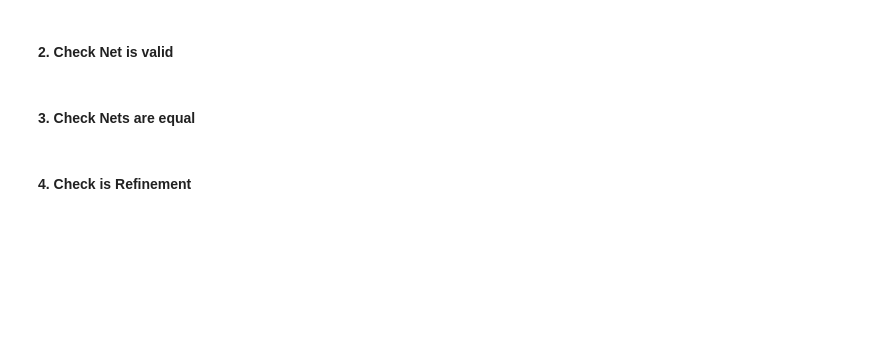
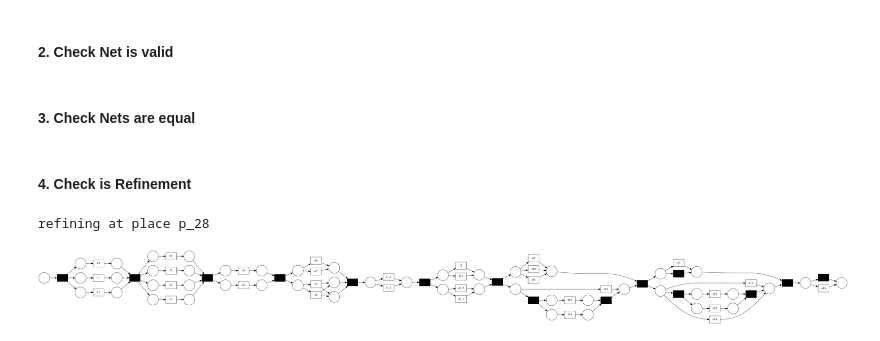
Before and after one commit to SimonLeiner/university-petri-nets, a Jupyter notebook: backend/notebooks/algorithm_tests.ipynb, the cells around one changed output. Cells and saved outputs as stored; diff of their text form; code cells hidden in the pictures; blank space fills up the shorter version.

```diff
--- a/backend/notebooks/algorithm_tests.ipynb
+++ b/backend/notebooks/algorithm_tests.ipynb
@@ -61,7 +70,14 @@ assert is_isomorphic(net, net) is True
 # %% [markdown]
 #### 4. Check is Refinement
 # %%
-places = list(net.places)
+copy_refine_net = net.__deepcopy__()
+
+places = list(copy_refine_net.places)
 P1 = TRANSFORMATIONS[0]
-new_net = P1.refine(places[2], net)
-pm4py.view_petri_net(net, initial_marking, final_marking, format="png")
+new_net = P1.refine(places[2], copy_refine_net)
+
+print(f"refining at place {places[2]}")
+pm4py.view_petri_net(new_net, initial_marking, final_marking, format="png")
+# %% [output]
+refining at place p_28
+[figure, added]
```
Also changed, not shown: parts of 9 cells of this notebook, 13 other files.
